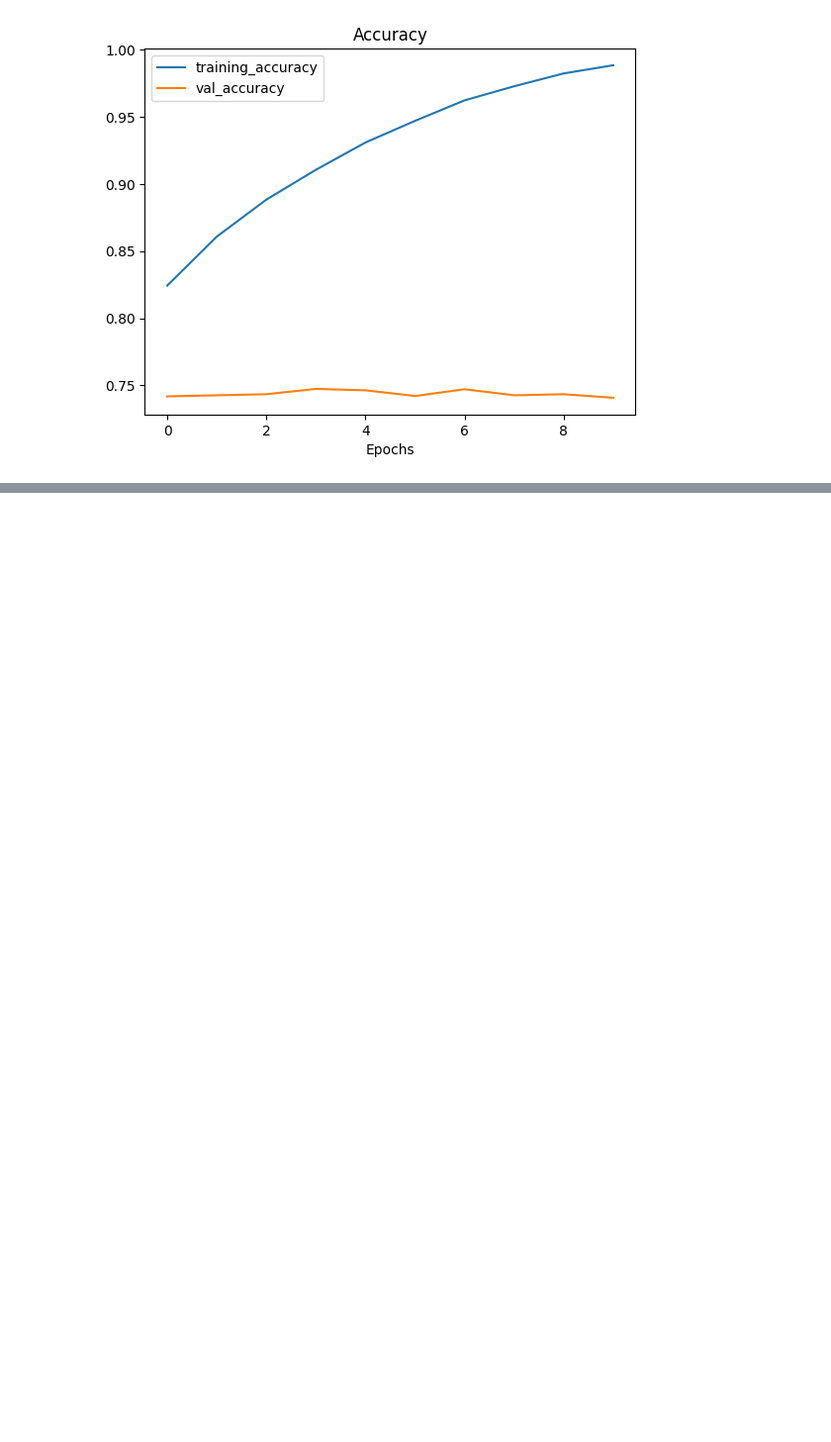
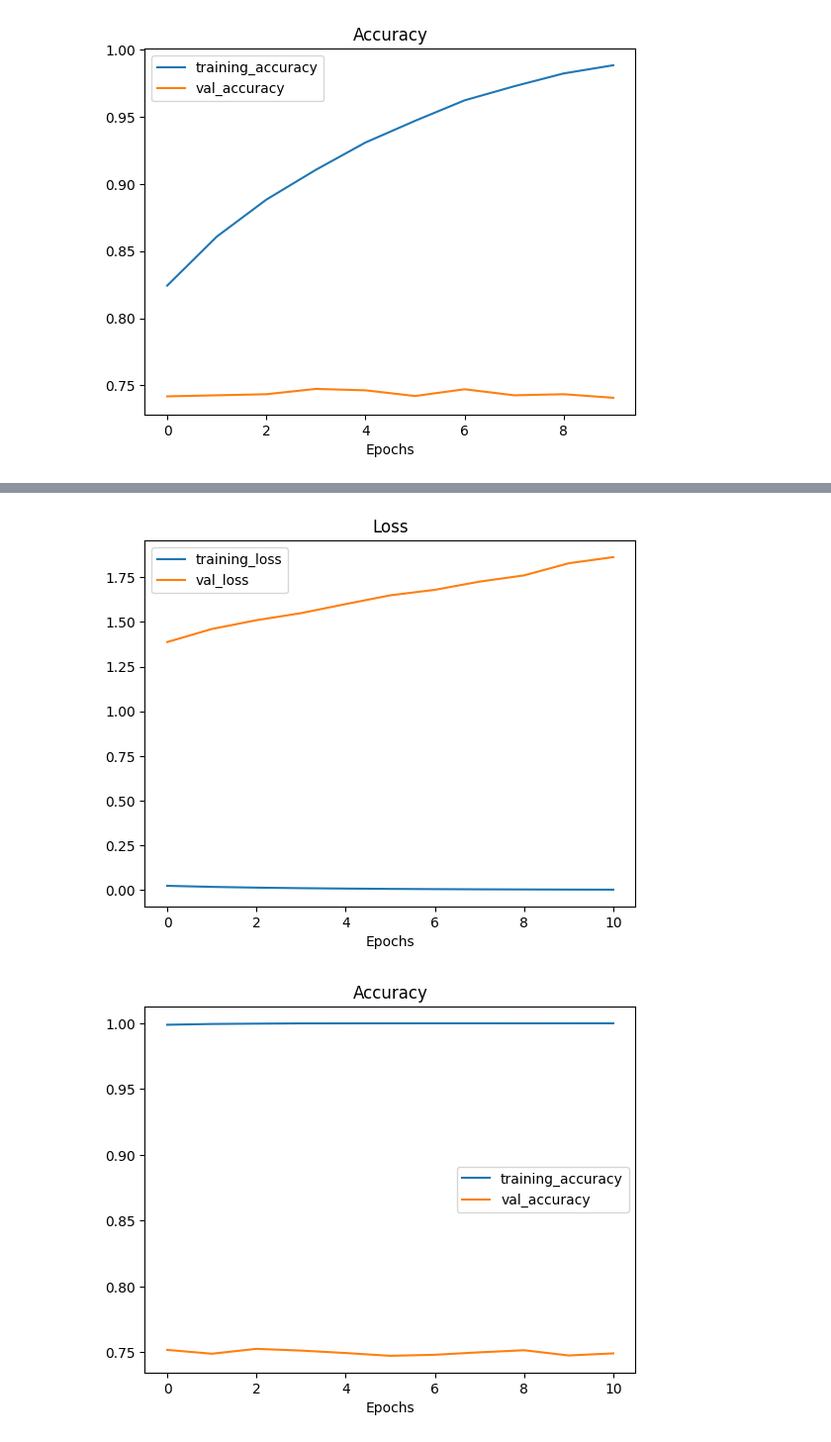
Before and after one commit to khanabdulmajid/tensorflow_deep_learning, a Jupyter notebook: 07_Project_1_Food_Vision.ipynb, the cells around one changed output, grey strips where cells are left out. Shown: that part at 99% size. Drawn from its saved outputs; the diff is of its cells as text; code cells hidden in the pictures; blank space fills up the shorter version.

```diff
--- a/07_Project_1_Food_Vision.ipynb
+++ b/07_Project_1_Food_Vision.ipynb
@@ -364,7 +364,7 @@ model_1.compile(loss="sparse_categorical_crossentropy",
               metrics=["accuracy"])
 
 history_103=model_1.fit(train_data,
-                        epochs=10,
+                        epochs=20,
                         steps_per_epoch=len(train_data),
                         validation_data=test_data,
                         validation_steps=int(0.15*(len(test_data))),
@@ -377,0 +395,5 @@ Epoch 10/10
+# %%
+plot_loss_curves(history_103)
+# %% [output]
+[figure, added]
+[figure, added]
```
Also changed, not shown: parts of 3 cells of this notebook.
